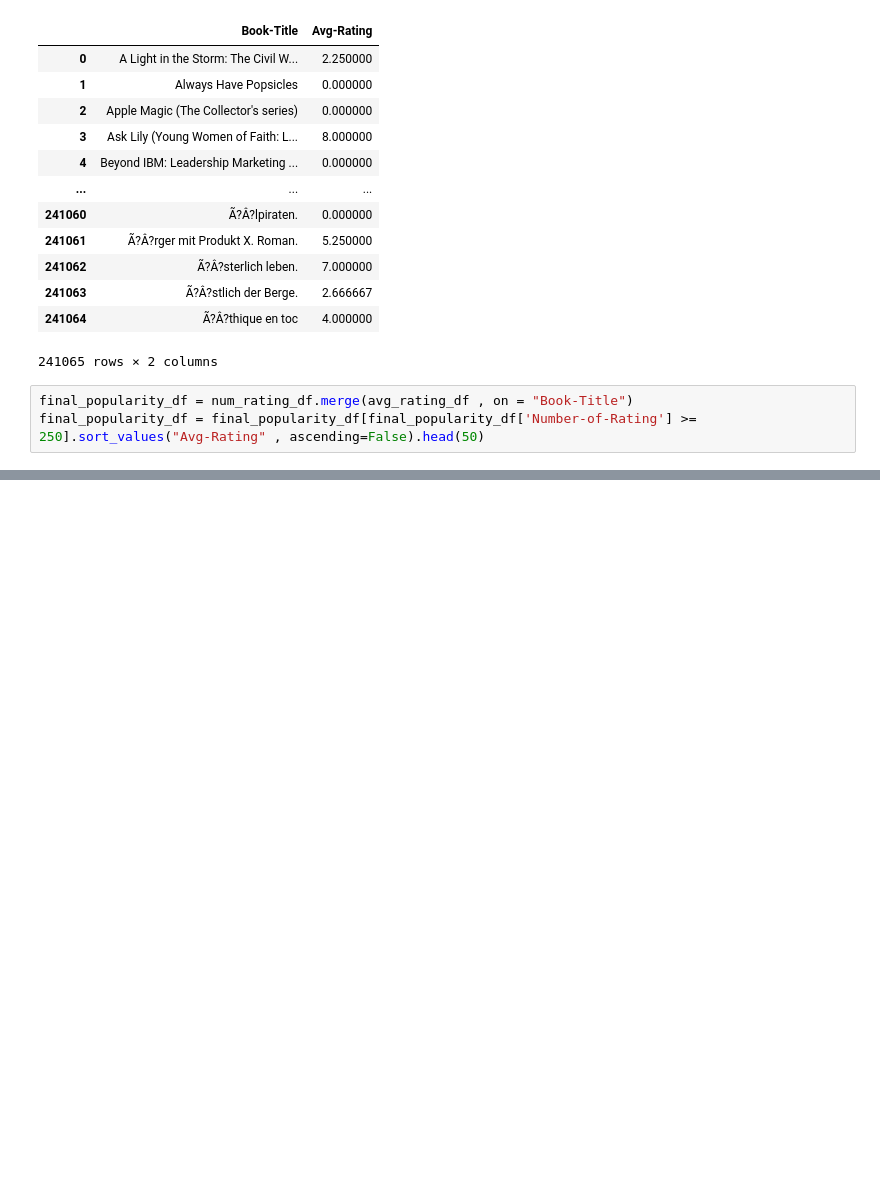
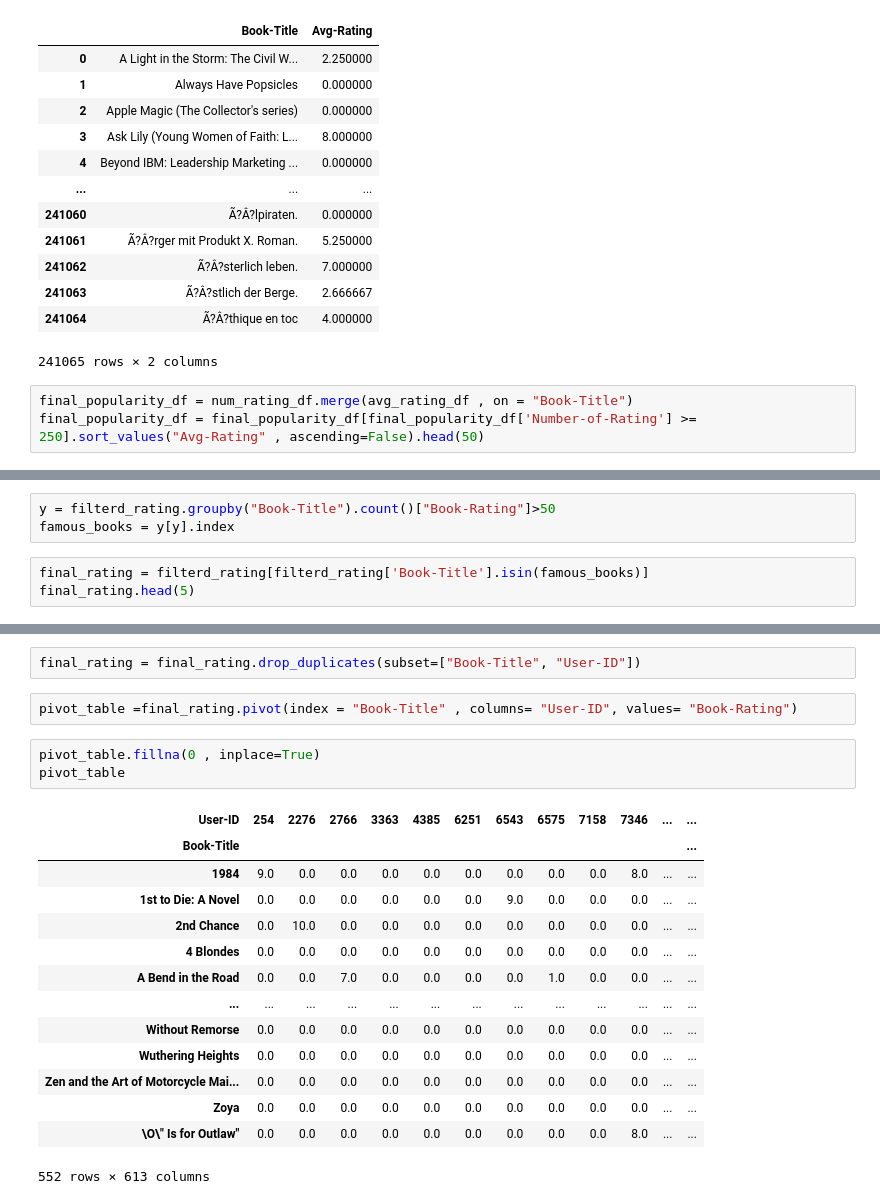
Before and after one commit to Shantnu-singh/Book-Recommendation-System, a Jupyter notebook: recommender.ipynb, the cells around one changed output, grey strips where cells are left out. Saved outputs shown, nothing was run; the diff lists cells and outputs as text; blank space fills up the shorter version.

Commit message:
added pivot table

```diff
--- a/recommender.ipynb
+++ b/recommender.ipynb
@@ -244,0 +253,6 @@ final_popularity_df
+# %%
+y = filterd_rating.groupby("Book-Title").count()["Book-Rating"]>50
+famous_books = y[y].index
+# %%
+final_rating = filterd_rating[filterd_rating['Book-Title'].isin(famous_books)]
+final_rating.head(5)
@@ -244,0 +266,22 @@ final_popularity_df
+# %%
+final_rating = final_rating.drop_duplicates(subset=["Book-Title", "User-ID"])
+# %%
+pivot_table =final_rating.pivot(index = "Book-Title" , columns= "User-ID", values= "Book-Rating")
+# %%
+pivot_table.fillna(0 , inplace=True)
+pivot_table
+# %% [output]
+| User-ID | 254 | 2276 | 2766 | 3363 | 4385 | 6251 | 6543 | 6575 | 7158 | 7346 | ... | ... |
+| Book-Title |  |  |  |  |  |  |  |  |  |  |  | ... |
+| 1984 | 9.0 | 0.0 | 0.0 | 0.0 | 0.0 | 0.0 | 0.0 | 0.0 | 0.0 | 8.0 | ... | ... |
+| 1st to Die: A Novel | 0.0 | 0.0 | 0.0 | 0.0 | 0.0 | 0.0 | 9.0 | 0.0 | 0.0 | 0.0 | ... | ... |
+| 2nd Chance | 0.0 | 10.0 | 0.0 | 0.0 | 0.0 | 0.0 | 0.0 | 0.0 | 0.0 | 0.0 | ... | ... |
+| 4 Blondes | 0.0 | 0.0 | 0.0 | 0.0 | 0.0 | 0.0 | 0.0 | 0.0 | 0.0 | 0.0 | ... | ... |
+| A Bend in the Road | 0.0 | 0.0 | 7.0 | 0.0 | 0.0 | 0.0 | 0.0 | 1.0 | 0.0 | 0.0 | ... | ... |
+| ... | ... | ... | ... | ... | ... | ... | ... | ... | ... | ... | ... | ... |
+| Without Remorse | 0.0 | 0.0 | 0.0 | 0.0 | 0.0 | 0.0 | 0.0 | 0.0 | 0.0 | 0.0 | ... | ... |
+| Wuthering Heights | 0.0 | 0.0 | 0.0 | 0.0 | 0.0 | 0.0 | 0.0 | 0.0 | 0.0 | 0.0 | ... | ... |
+| Zen and the Art of Motorcycle Mai... | 0.0 | 0.0 | 0.0 | 0.0 | 0.0 | 0.0 | 0.0 | 0.0 | 0.0 | 0.0 | ... | ... |
+| Zoya | 0.0 | 0.0 | 0.0 | 0.0 | 0.0 | 0.0 | 0.0 | 0.0 | 0.0 | 0.0 | ... | ... |
+| \O\" Is for Outlaw" | 0.0 | 0.0 | 0.0 | 0.0 | 0.0 | 0.0 | 0.0 | 0.0 | 0.0 | 8.0 | ... | ... |
+552 rows × 613 columns
```
Also changed, not shown: parts of 8 cells of this notebook.
